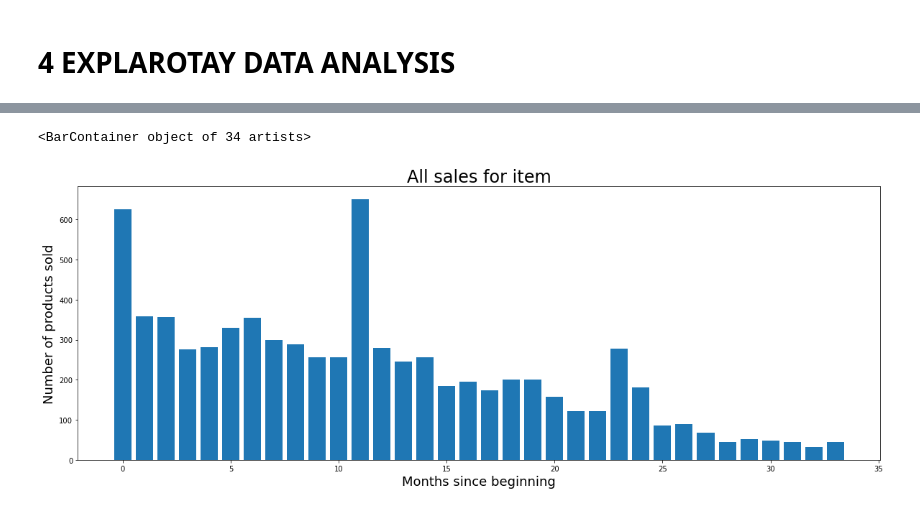
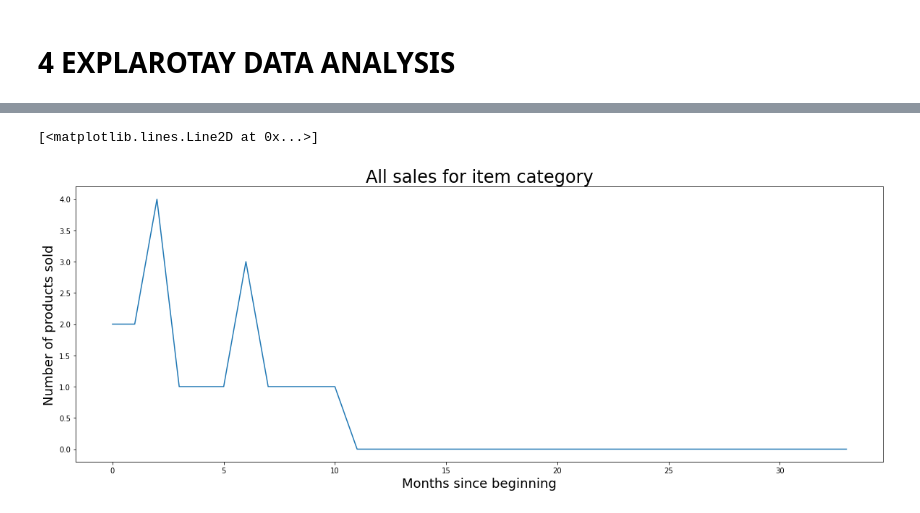
Before and after one commit to Reemet1/PredictFutureSales, a Jupyter notebook: Reemet/predict_future_sales.ipynb, the cells around one changed output, grey strips where cells are left out. Cells and saved outputs as stored; diff of their text form; code cells hidden in the pictures.

```diff
--- a/Reemet/predict_future_sales.ipynb
+++ b/Reemet/predict_future_sales.ipynb
@@ -212,0 +179,9 @@ group
+# %%
+
+dataset = sales.pivot_table(index = ['shop_id','item_id'],values = ['item_cnt_day'],columns = ['date_block_num'],fill_value = 0,aggfunc='sum')
+dataset.reset_index(inplace = True)
+df = dataset[['shop_id', 'item_id']]
+for i in range(34):
+    df[f"m{i}"] = dataset[('item_cnt_day',i)]
+
+df
@@ -212,0 +208,6 @@ group
+# %%
+df1 = pd.DataFrame(data=dataset['shop_id'], columns=['shop_id'])
+df1['item_id'] = dataset['item_id']
+for i in range(34):
+    df1[f"m{i}"] = dataset[('item_cnt_day',i)]
+df1
@@ -285,13 +358,13 @@ ax.bar(x, sales_data)
 # %%
-sales_data = getSalesForItemCategory(5)
-x = range(0,len(sales_data))
+sales_data = getSalesForItemCategory(36)
+x = range(0,34)
 fig, ax = plt.subplots(figsize=(20,7))
-ax.set_title("All sales for item", fontsize=24)
+ax.set_title("All sales for item category", fontsize=24)
 ax.set_ylabel("Number of products sold", fontsize=18)
 ax.set_xlabel("Months since beginning", fontsize=18)
-ax.bar(x, sales_data)
+ax.plot(x, sales_data)
 # %% [output]
-<BarContainer object of 34 artists>
+[<matplotlib.lines.Line2D at 0x...>]
-[figure, old version]
+[figure, new version]
 # %%
 sales_data = getSalesForShopAndItemCategory(15, 25)
```
Also changed, not shown: parts of 39 cells of this notebook.
